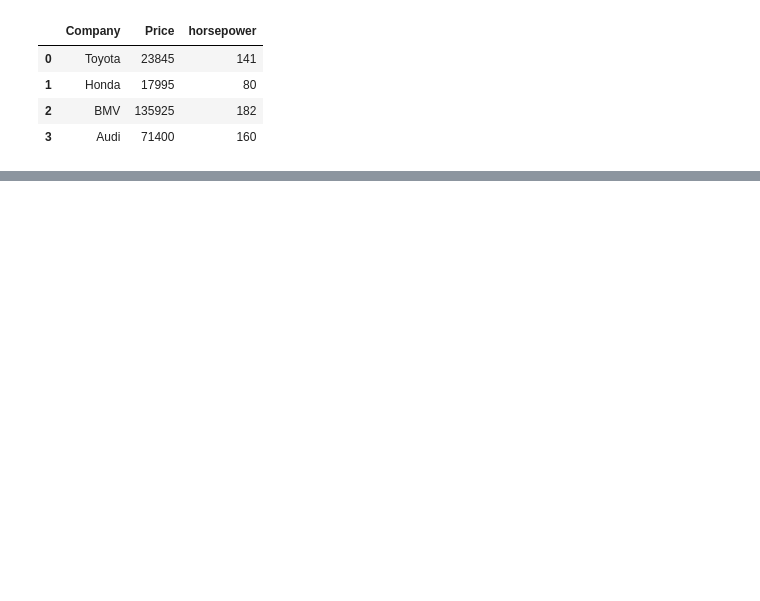
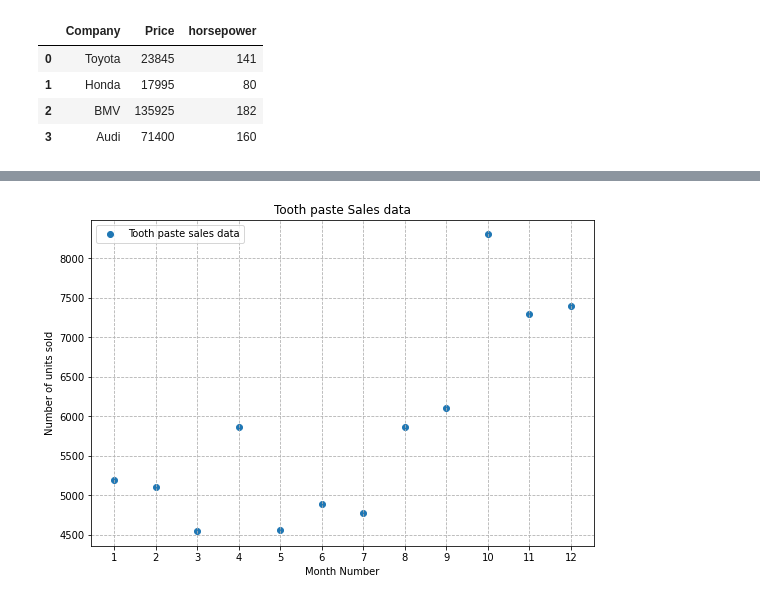
Before and after one commit to mayrealyam/SCA_python_libtasks, a Jupyter notebook: Numpy, Pandas and Matplotlib.ipynb, the cells around one changed output, grey strips where cells are left out. Saved outputs shown, nothing was run; the diff lists cells and outputs as text; code cells hidden in the pictures; blank space fills up the shorter version.

```diff
--- a/Numpy, Pandas and Matplotlib.ipynb
+++ b/Numpy, Pandas and Matplotlib.ipynb
@@ -282,0 +362,12 @@ ParserError: Error tokenizing data. C error: Expected 9 fields in line 7, saw 47
+# %%
+plt.figure(figsize =(9, 6))
+plt.scatter(sales_df["month_number"], sales_df["toothpaste"], label="Tooth paste sales data")
+plt.xticks(ticks=np.arange(1, 13))
+plt.legend()
+plt.xlabel("Month Number")
+plt.ylabel("Number of units sold")
+plt.title("Tooth paste Sales data")
+plt.grid(True, linestyle="--")
+plt.show()
+# %% [output]
+[figure, added]
```
Also changed, not shown: parts of 27 cells of this notebook.
